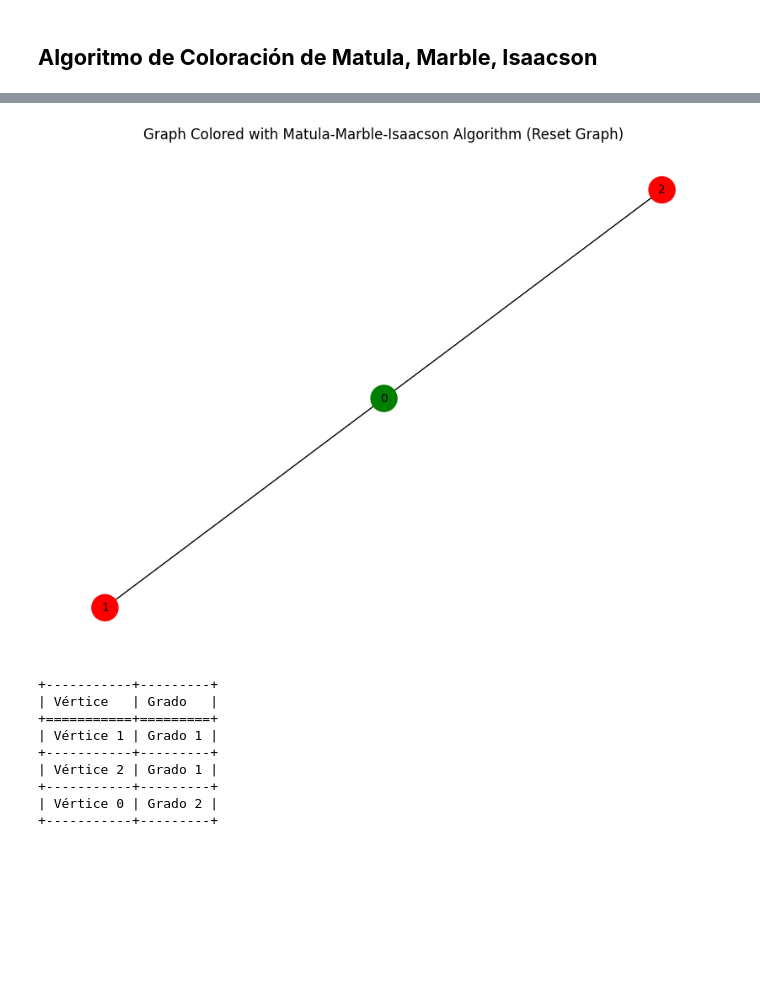
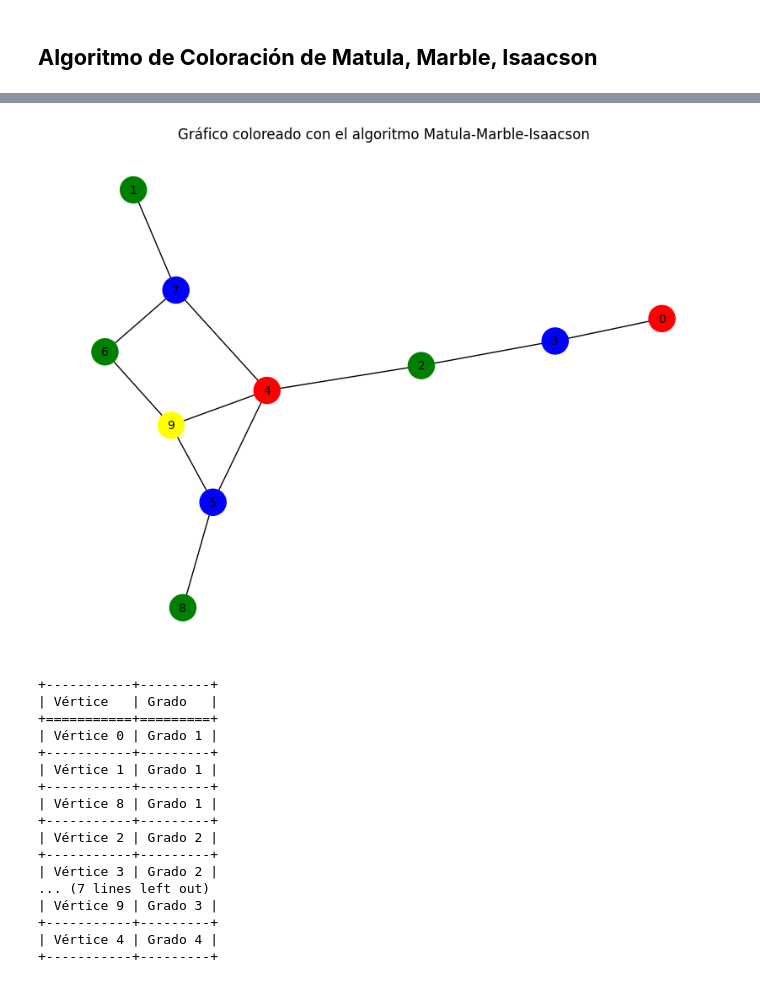
Before and after one commit to marcosd59/IT0425-INTELIGENCIA_ARTIFICIAL, a Jupyter notebook: Parcial 1/Proyecto/Coloreado de Grafos.ipynb, the cells around one changed output, grey strips where cells are left out. Saved outputs shown, nothing was run; the diff lists cells and outputs as text; code cells hidden in the pictures; blank space fills up the shorter version.

```diff
--- a/Parcial 1/Proyecto/Coloreado de Grafos.ipynb
+++ b/Parcial 1/Proyecto/Coloreado de Grafos.ipynb
@@ -9,0 +27,9 @@ from tabulate import tabulate
+# %%
+def initial_colors(G, colors=['red', 'green', 'blue', 'yellow']):
+    """
+    Asigna colores iniciales a los vértices del gráfico.
+    """
+    for node in G.nodes():
+        G.nodes[node]['color'] = choice(colors)
+
+    return G
@@ -148,22 +161,31 @@ draw_graph(H, "Initial Colored Graph")
-# %%
-# Apply Matula-Marble-Isaacson algorithm to the reset graph
-H = matula_marble_isaacson_algorithm(
-    H.copy())
-draw_graph(H,
-           "Graph Colored with Matula-Marble-Isaacson Algorithm (Reset Graph)")
-
-# Generate and print the degree table for the reset graph colored with Matula-Marble-Isaacson Algorithm
-table_matula_marble = create_degree_table(
-    H, reverse_order=False)
-print(table_matula_marble)
-# %% [output]
-[figure, removed]
-+-----------+---------+
-| Vértice   | Grado   |
-+===========+=========+
-| Vértice 1 | Grado 1 |
-+-----------+---------+
-| Vértice 2 | Grado 1 |
-+-----------+---------+
-| Vértice 0 | Grado 2 |
-+-----------+---------+
+# %%
+# Aplica el algoritmo Matula-Marble-Isaacson al grafo
+H = matula_marble_isaacson_algorithm(
+    H.copy())
+draw_graph(H,
+           "Gráfico coloreado con el algoritmo Matula-Marble-Isaacson")
+# %% [output]
+[figure, added]
+# %%
+# Tabla 2: Grados de los vértices de coloración Matula, Marble, Isaacson
+table_matula_marble = create_degree_table(
+    H, reverse_order=False)
+print(table_matula_marble)
+# %% [output]
++-----------+---------+
+| Vértice   | Grado   |
++===========+=========+
+| Vértice 0 | Grado 1 |
++-----------+---------+
+| Vértice 1 | Grado 1 |
++-----------+---------+
+| Vértice 8 | Grado 1 |
++-----------+---------+
+| Vértice 2 | Grado 2 |
++-----------+---------+
+| Vértice 3 | Grado 2 |
+... (7 lines left out)
+| Vértice 9 | Grado 3 |
++-----------+---------+
+| Vértice 4 | Grado 4 |
++-----------+---------+
```
Also changed, not shown: parts of 12 cells of this notebook.
